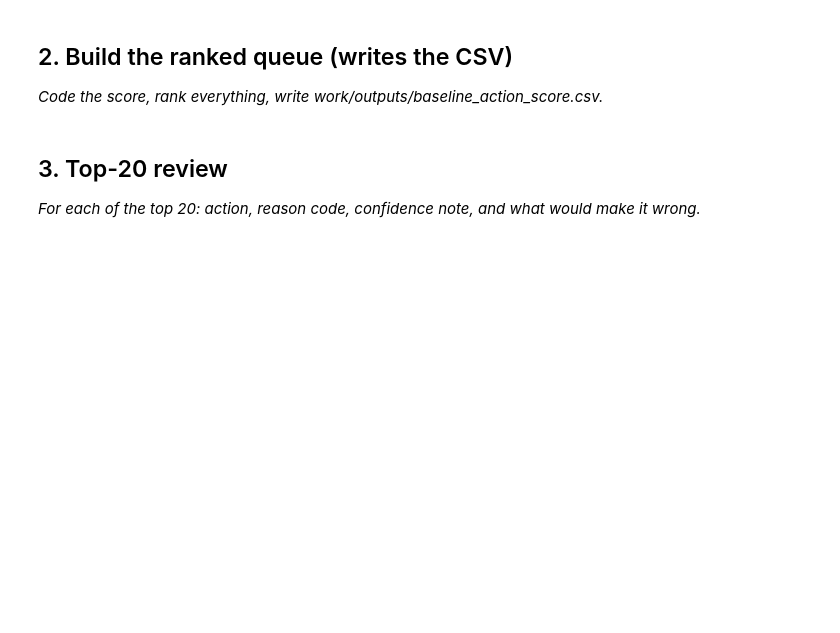
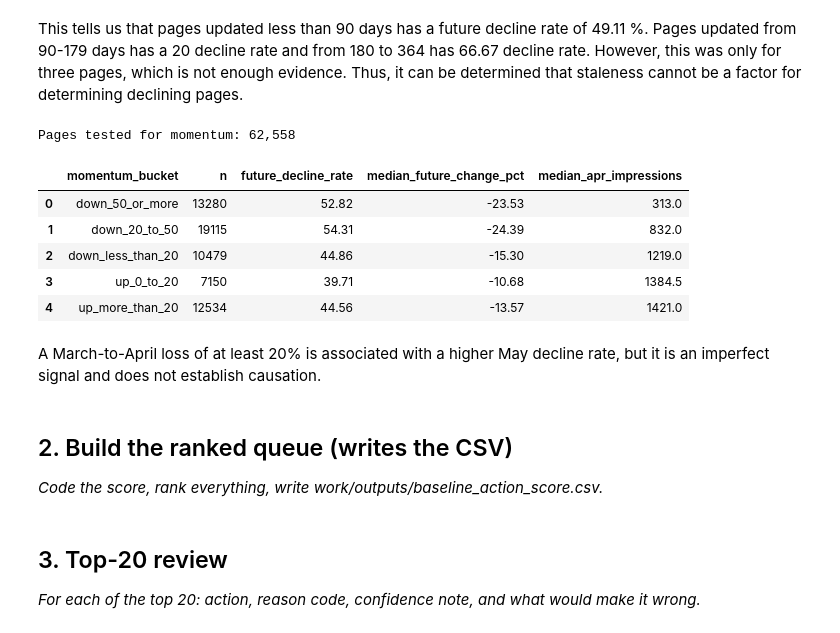
Before and after one commit to bsiddan25/Flyrankproject, a Jupyter notebook: work/notebooks/w04_baseline_score.ipynb, the cells around one changed output. Saved outputs shown, nothing was run; the diff lists cells and outputs as text; code cells hidden in the pictures; blank space fills up the shorter version.

```diff
--- a/work/notebooks/w04_baseline_score.ipynb
+++ b/work/notebooks/w04_baseline_score.ipynb
@@ -16,3 +275,51 @@ This skeleton is yours to fill. Work the sections **in order** — each one has
+# %% [markdown]
+This tells us that pages updated less than 90 days has a future decline rate of 49.11 %. Pages updated from 90-179 days has a 20 decline rate and from 180 to 364 has 66.67 decline rate. However, this was only for three pages, which is not enough evidence. Thus, it can be determined that staleness cannot be a factor for determining declining pages.
+# %%
+page_windows["momentum_bucket"] = pd.cut(
+    page_windows["recent_change_pct"],
+    bins=[-np.inf, -50, -20, 0, 20, np.inf],
+    labels=[
+        "down_50_or_more",
+        "down_20_to_50",
+        "down_less_than_20",
+        "up_0_to_20",
+        "up_more_than_20",
+    ],
+    right=False,
+)
+
+momentum_table = (
+    page_windows
+    .groupby("momentum_bucket", observed=True)
+    .agg(
+        n=("content_hash_id", "size"),
+        future_decline_rate=("future_decline", "mean"),
+        median_future_change_pct=("future_change_pct", "median"),
+        median_apr_impressions=("apr_impressions", "median"),
+    )
+    .reset_index()
+)
+
+momentum_table["future_decline_rate"] = (
+    100 * momentum_table["future_decline_rate"]
+).round(2)
+
+momentum_table["median_future_change_pct"] = (
+    momentum_table["median_future_change_pct"].round(2)
+)
+
+print(f"Pages tested for momentum: {len(page_windows):,}")
+momentum_table
+# %% [output]
+Pages tested for momentum: 62,558
+|  | momentum_bucket | n | future_decline_rate | median_future_change_pct | median_apr_impressions |
+| 0 | down_50_or_more | 13280 | 52.82 | -23.53 | 313.0 |
+| 1 | down_20_to_50 | 19115 | 54.31 | -24.39 | 832.0 |
+| 2 | down_less_than_20 | 10479 | 44.86 | -15.30 | 1219.0 |
+| 3 | up_0_to_20 | 7150 | 39.71 | -10.68 | 1384.5 |
+| 4 | up_more_than_20 | 12534 | 44.56 | -13.57 | 1421.0 |
+# %% [markdown]
+A March-to-April loss of at least 20% is associated with a higher May decline rate, but it is an imperfect signal and does not establish causation.
 # %% [markdown]
 ## 2. Build the ranked queue (writes the CSV)
 
```
Also changed, not shown: parts of 8 cells of this notebook.
